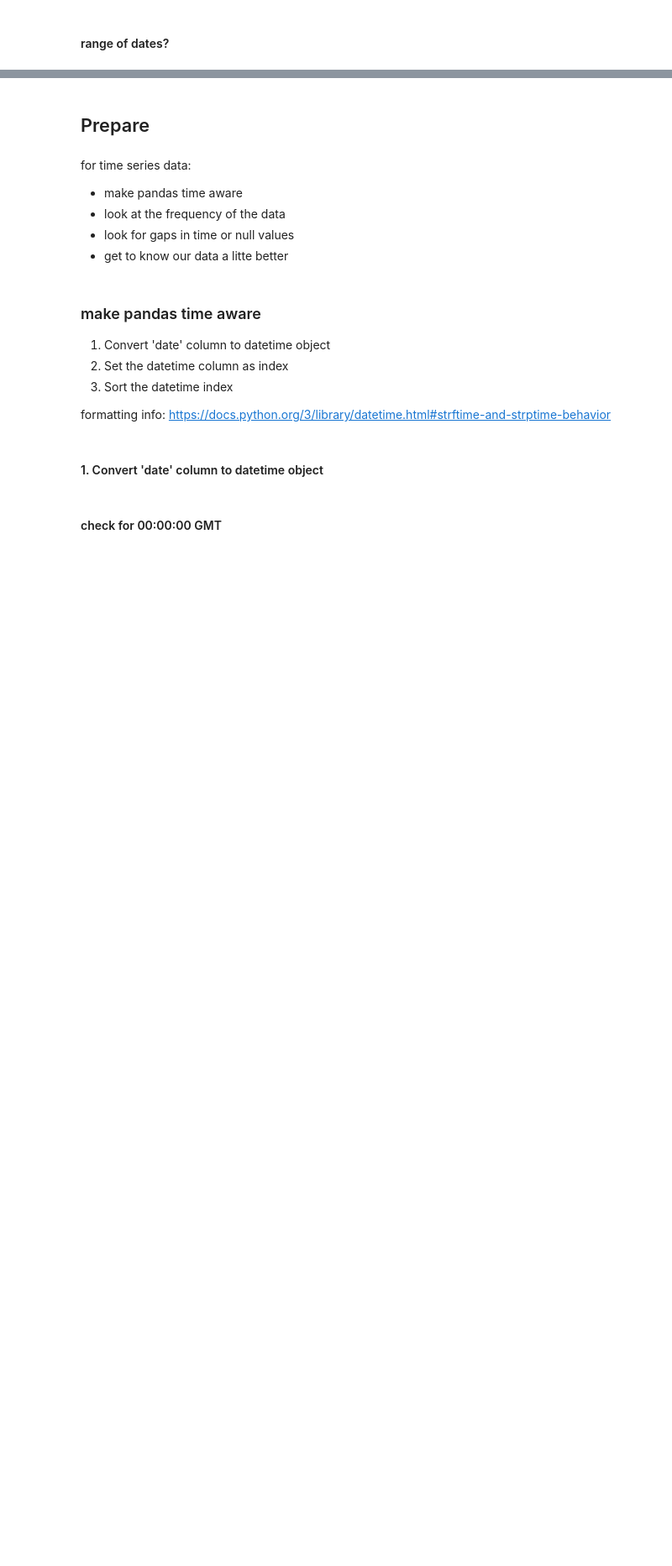
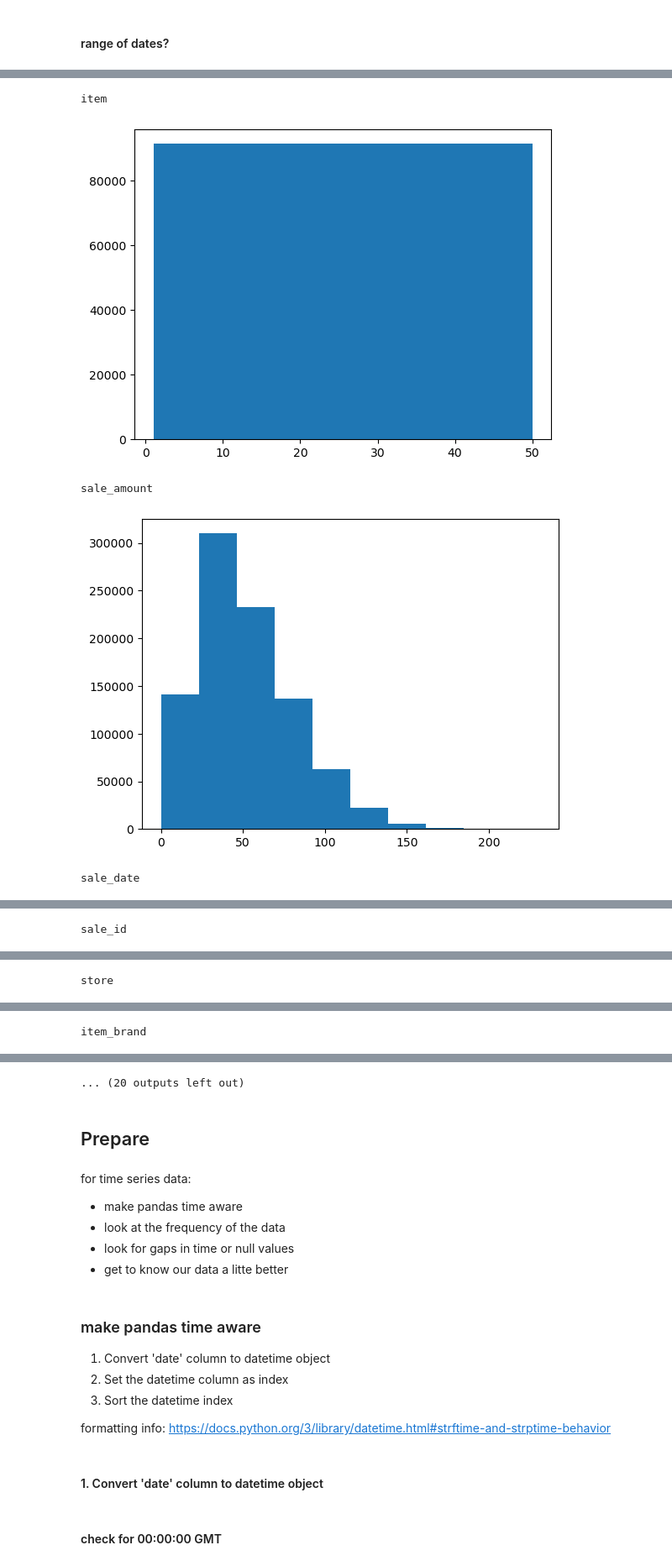
Before and after one commit to CodeupClassroom/pagel-time-series, a Jupyter notebook: prepare_lesson.ipynb, the cells around one changed output, grey strips where cells are left out. Shown: that part at 84% size. Saved outputs shown, nothing was run; the diff lists cells and outputs as text; code cells hidden in the pictures; blank space fills up the shorter version.

```diff
--- a/prepare_lesson.ipynb
+++ b/prepare_lesson.ipynb
@@ -26,0 +111,11 @@ df = pd.read_csv('ts_superstore.csv', index_col=0)
+# %%
+for col in df.columns:
+    print(col)
+    plt.hist(df[col])
+    plt.show()
+# %% [output]
+item
+[figure, added]
+sale_amount
+[figure, added]
+sale_date
@@ -26,0 +123 @@ df = pd.read_csv('ts_superstore.csv', index_col=0)
+sale_id
@@ -26,0 +125 @@ df = pd.read_csv('ts_superstore.csv', index_col=0)
+store
@@ -26,0 +127 @@ df = pd.read_csv('ts_superstore.csv', index_col=0)
+item_brand
@@ -27,3 +129,4 @@ df = pd.read_csv('ts_superstore.csv', index_col=0)
+... (20 outputs left out)
 # %% [markdown]
 ## Prepare
 # %% [markdown]
```
Also changed, not shown: parts of 54 cells of this notebook.
